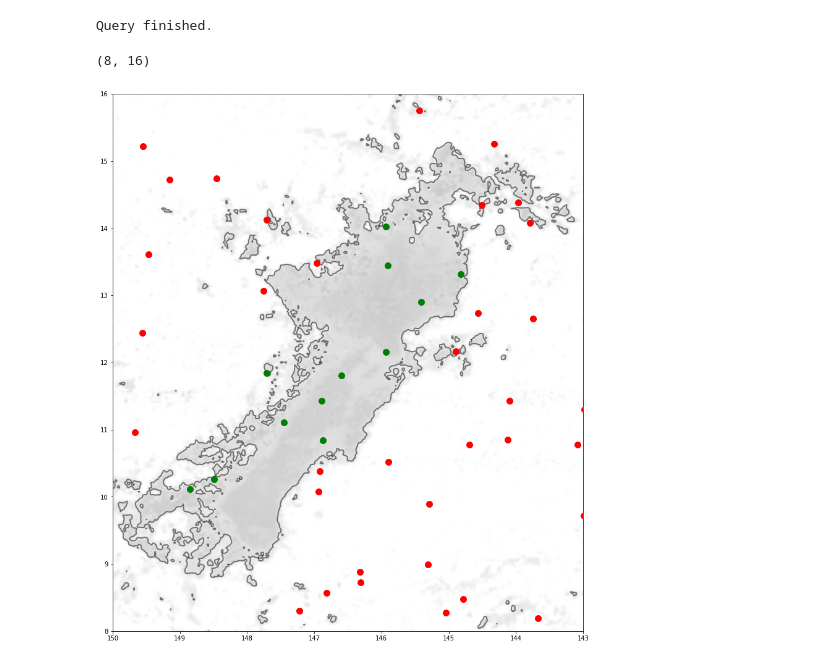
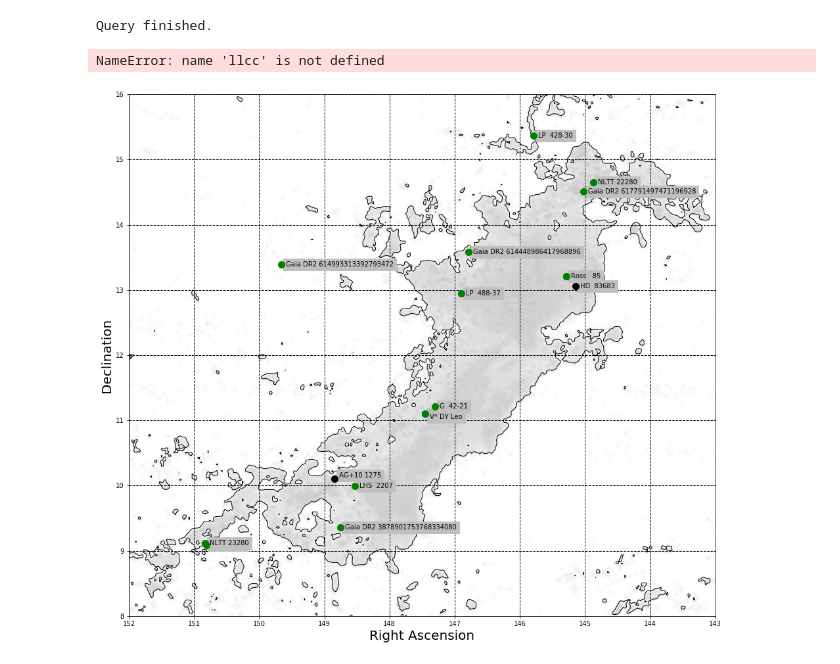
Before and after one commit to codydirks/PGCC_HST, a Jupyter notebook: LLCC.ipynb, the cells around one changed output. Drawn from its saved outputs; the diff is of its cells as text; code cells hidden in the pictures.

```diff
--- a/LLCC.ipynb
+++ b/LLCC.ipynb
@@ -17,7 +23,7 @@ import time
 query=' '.join([
                 'SELECT *',
                'FROM gaiadr2.gaia_source',
-               'WHERE 1=CONTAINS(POINT(\'ICRS\', ra, dec),BOX(\'ICRS\', 149, 10, 16,16))'
+               'WHERE 1=CONTAINS(POINT(\'ICRS\', ra, dec),BOX(\'ICRS\', 149, 10, 16,16)) AND parallax >= 5'
                 ])
 
 
@@ -44,41 +50,88 @@ WARNING: W06: None:207:0: W06: Invalid UCD 'phot.color': Unknown word 'phot.colo
 WARNING: W06: None:279:0: W06: Invalid UCD 'phys.size.radius;stat.error': Primary word 'stat.error' is not valid as a secondary word (suppressing further warnings of this type...) [astropy.io.votable. ...
 Query finished.
 # %%
-mag_thres=10
+mag_thres=10 # Magnitude
+dist_thres=50 # Parsecs
 bright=llcc[llcc['phot_g_mean_mag']<mag_thres]
-bright.sort('parallax')
-bright.reverse()
+near=llcc[llcc['parallax']>1000./dist_thres]
+
+bright.sort('parallax').reverse()
+near.sort('parallax').reverse()
+
 bright=bright[np.where(bright['parallax']!=np.ma.core.MaskedConstant)]
+near=near[np.where(near['parallax']!=np.ma.core.MaskedConstant)]
+# %% [output]
+NameError: name 'llcc' is not defined
 # %%
 # 0-255 scale, higher == more lenient, lower == more conservative
-contour_thres=200
+contour_thres=220
 
 fig=plt.figure(1,figsize=(16,16))
 subplt=plt.subplot(111)
 #plt.scatter(llcc['ra'],llcc['dec'],marker='o',color='k',s=0.1)
 
 datafile = cbook.get_sample_data('/Users/codydirks/Desktop/llcc.png')
 img = 255-np.dot(imread(datafile)[...,:3], [0.299, 0.587, 0.114])
+
+imgy=len(img)
+imgx=len(img[0])
 plt.imshow(img, zorder=-1, extent=[157, 141, 2, 18],alpha=0.5,cmap=plt.get_cmap('gray'))
 
 # Find and plot contours given above threshold parameter
 contours = measure.find_contours(img, contour_thres)
 for n, contour in enumerate(contours):
-    subplt.plot(contour[:, 1]*(-16./1290.)+157, contour[:, 0]*(-16./1286)+18, linewidth=2,color='k',alpha=0.5)
+    subplt.plot(contour[:, 1]*(-16./float(imgy))+157, contour[:, 0]*(-16./float(imgx))+18, linewidth=1,color='k',alpha=1.0)
 
 in_llcc_footprint=[]
-for br in bright:
-    x=int(round((br['ra']-157)*(-1290./16.),0))
-    y=int(round((br['dec']-18)*(-1286./16.),0))
+for star in near:
+    x=int(floor((star['ra']-157)*(-float(imgx)/16.)))
+    y=int(floor((star['dec']-18)*(-float(imgy)/16.)))
     col='r'
-    if img[y][x]<contour_thres and 143<br['ra']<150 and 8<br['dec']<16:
-        in_llcc_footprint.append(br.index)
+    if img[y][x]<contour_thres and 143<star['ra']<152 and 8<star['dec']<16:
+        in_llcc_footprint.append(star.index)
+        result_table=Simbad.query_region(SkyCoord(ra=star['ra']*u.degree, dec=star['dec']*u.degree,frame='fk5',equinox='J2015.5'),radius='0h0m1s')
+        if result_table !=None:
+            name=result_table[0]['MAIN_ID']
+        else:
+            name='Gaia DR2 '+str(star['source_id'])
         col='g'
-    subplt.plot(br['ra'],br['dec'],marker='o',color=col,markersize=10,zorder=3)
-        #subplt.text(br['ra']-0.05,br['dec']+0.15,br['source_id'],rotation=10,backgroundcolor='0.75',zorder=2)
 
-subplt.set_xlim(150,143)
+        va='center'
+        if name=='V* DY Leo':
+            va='top'
+        subplt.plot(star['ra'],star['dec'],marker='o',color=col,markersize=10,zorder=5)
+        subplt.text(star['ra']-0.07,star['dec'],name,rotation=rot,backgroundcolor='0.75',zorder=4,va=va,ha='left')
+        #print '{:>30}'.format(name),round(star['ra'],4),round(star['dec'],4)
+
+subplt.set_xlim(152,143)
 subplt.set_ylim(8,16)
+for ra in range(141,157):
+    subplt.axvline(ra,0,1,linestyle='--',color='k',zorder=0,linewidth=1)
+for dec in range(2,18):
+    subplt.axhline(dec,0,1,linestyle='--',color='k',zorder=0,linewidth=1)
+
+customSimbad=Simbad()
+customSimbad.get_votable_fields()
+customSimbad.add_votable_fields('ra(2d;A;FK5;J2015.5;2000)', 'dec(2d;D;FK5;2015.5;2000)')
+customSimbad.remove_votable_fields('coordinates')
+
+simbad_search=customSimbad.query_criteria('(ra>141 & ra < 157) & (dec>2 & dec <18) & plx > 20')
+simbad_search['RA_2d_A_FK5_J2015_5_2000'].name='ra'
+simbad_search['DEC_2d_D_FK5_2015_5_2000'].name='dec'
+for row in simbad_search:
+    x=int(floor((row['ra']-157)*(-float(imgx)/16.)))
+    y=int(floor((row['dec']-18)*(-float(imgy)/16.)))
+    col='k'
+    if img[y][x]<contour_thres and 143<row['ra']<152 and 8<row['dec']<16:
+        subplt.plot(row['ra'],row['dec'],marker='o',color='k',markersize=10,zorder=3)
+        va='center'
+        if row['MAIN_ID']=='AG+10 1275':
+            va='bottom'
+        subplt.text(row['ra']-0.07,row['dec'],row['MAIN_ID'],rotation=0,backgroundcolor='0.75',zorder=2,va=va,ha='left')
+
+
+subplt.set_xlabel('Right Ascension',fontsize=20)
+subplt.set_ylabel('Declination',fontsize=20)
+#plt.savefig('/Users/codydirks/Desktop/LLCC_results.png')
 # %% [output]
-(8, 16)
-[figure, old version]
+[figure, new version]
```
Also changed, not shown: parts of 5 cells of this notebook, 6 other files.
